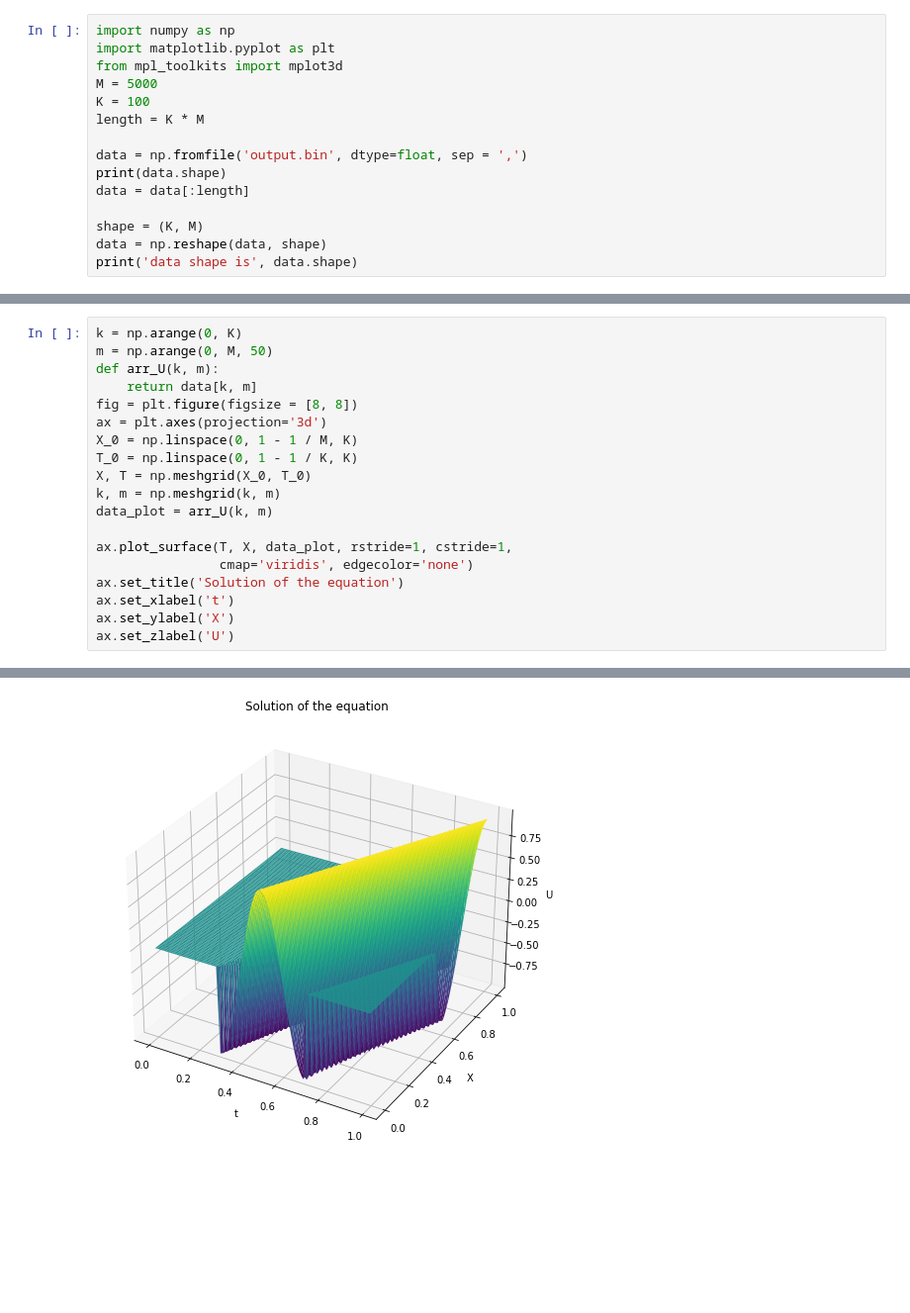
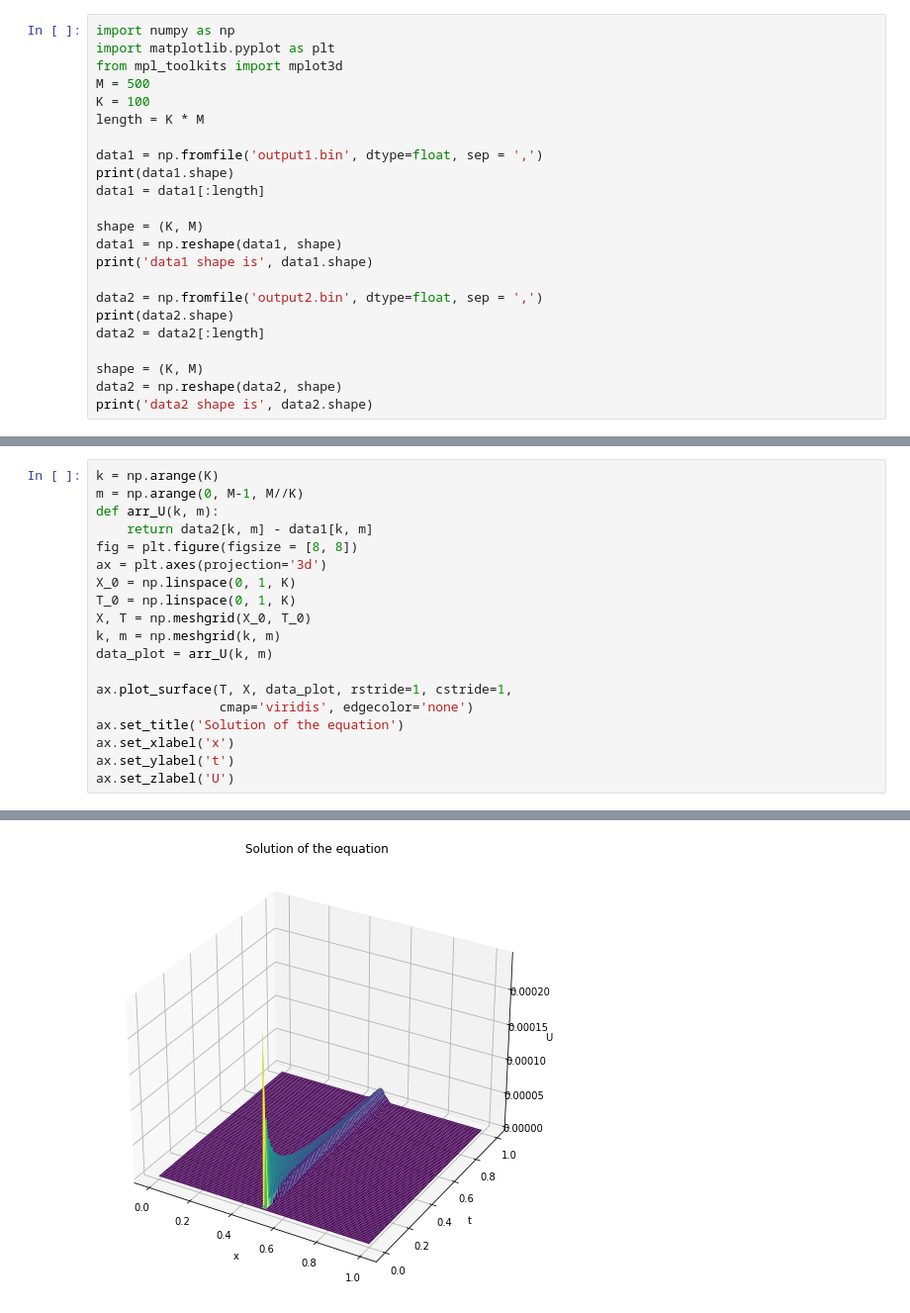
Before and after one commit to ivan-shargin/Parprog, a Jupyter notebook: lab1/Solution.ipynb, the cells around one changed output, grey strips where cells are left out. Shown: that part at 99% size. Saved outputs shown, nothing was run; the diff lists cells and outputs as text; blank space fills up the shorter version.

```diff
--- a/lab1/Solution.ipynb
+++ b/lab1/Solution.ipynb
@@ -2,15 +2,23 @@
 import numpy as np
 import matplotlib.pyplot as plt
 from mpl_toolkits import mplot3d
-M = 5000
+M = 500
 K = 100
 length = K * M
 
-data = np.fromfile('output.bin', dtype=float, sep = ',')
-print(data.shape)
-data = data[:length]
+data1 = np.fromfile('output1.bin', dtype=float, sep = ',')
+print(data1.shape)
+data1 = data1[:length]
 
 shape = (K, M)
-data = np.reshape(data, shape)
-print('data shape is', data.shape)
+data1 = np.reshape(data1, shape)
+print('data1 shape is', data1.shape)
+
+data2 = np.fromfile('output2.bin', dtype=float, sep = ',')
+print(data2.shape)
+data2 = data2[:length]
+
+shape = (K, M)
+data2 = np.reshape(data2, shape)
+print('data2 shape is', data2.shape)
 # %% [output]
@@ -24,27 +51,27 @@ plt.title("Начальное условие U0(x) = U(x, t=0)")
 Text(0.5, 1.0, 'Начальное условие U0(x) = U(x, t=0)')
 [figure]
 # %%
-k = np.arange(0, K)
-m = np.arange(0, M, 50)
+k = np.arange(K)
+m = np.arange(0, M-1, M//K)
 def arr_U(k, m):
-    return data[k, m]
+    return data2[k, m] - data1[k, m]
 fig = plt.figure(figsize = [8, 8])
 ax = plt.axes(projection='3d')
-X_0 = np.linspace(0, 1 - 1 / M, K)
-T_0 = np.linspace(0, 1 - 1 / K, K)
+X_0 = np.linspace(0, 1, K)
+T_0 = np.linspace(0, 1, K)
 X, T = np.meshgrid(X_0, T_0)
 k, m = np.meshgrid(k, m)
 data_plot = arr_U(k, m)
 
 ax.plot_surface(T, X, data_plot, rstride=1, cstride=1,
                 cmap='viridis', edgecolor='none')
 ax.set_title('Solution of the equation')
-ax.set_xlabel('t')
-ax.set_ylabel('X')
+ax.set_xlabel('x')
+ax.set_ylabel('t')
 ax.set_zlabel('U')
 # %% [output]
 Text(0.5, 0, 'U')
-[figure, old version]
+[figure, new version]
 # %%
 plt.plot(np.linspace(0, 1 - 1 / M, M), data[50, ])
 plt.grid()
```
Also changed, not shown: parts of 6 cells of this notebook, 5 other files.
